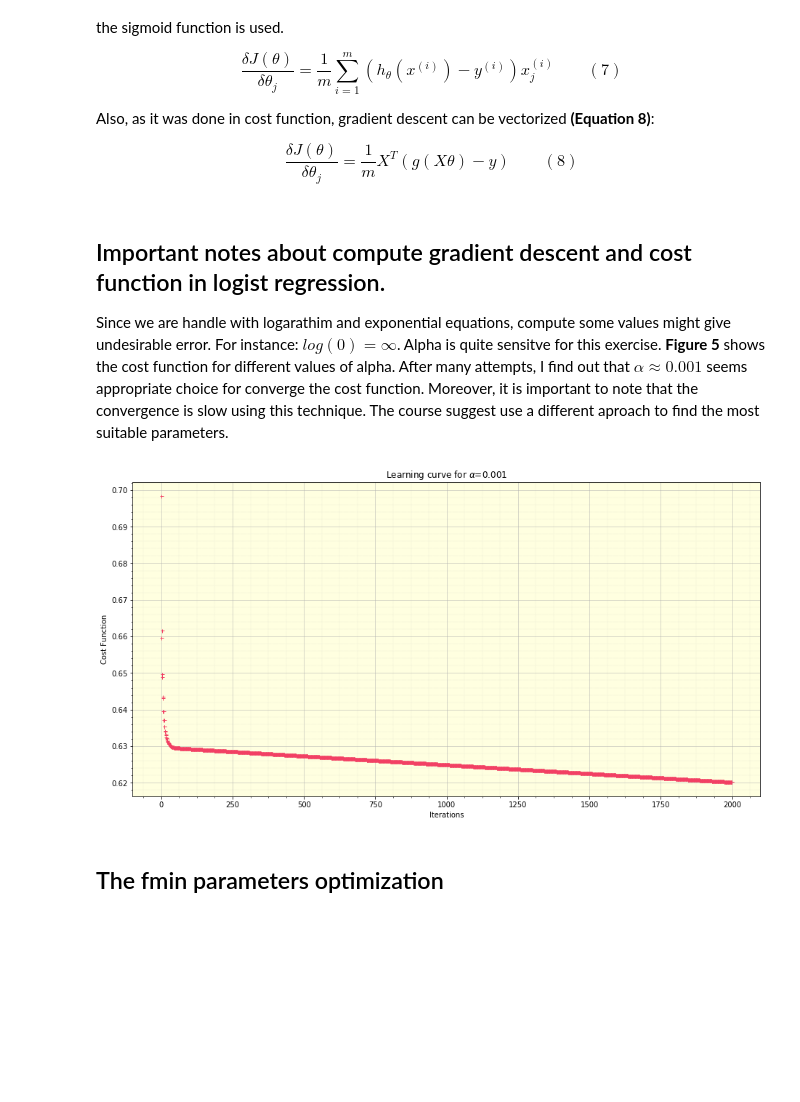
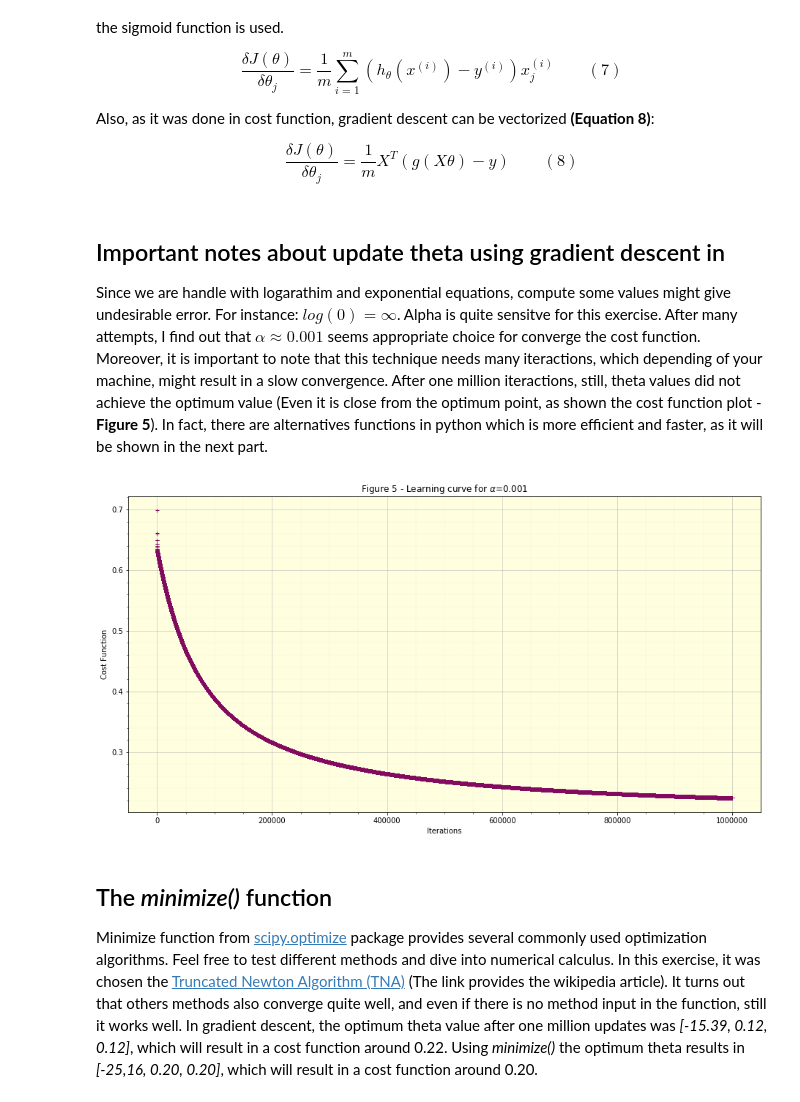
Before and after one commit to gsoumoreira/LogisticRegression_Python, a Jupyter notebook: LogisticRegression.ipynb, the cells around one changed output. Cells and saved outputs as stored; diff of their text form; code cells hidden in the pictures; blank space fills up the shorter version.

```diff
--- a/LogisticRegression.ipynb
+++ b/LogisticRegression.ipynb
@@ -157,70 +158,58 @@ Also, as it was done in cost function, gradient descent can be vectorized **(Equ
 
 $$ \frac{\delta J(\theta)}{\delta\theta_{j}} = \frac{1}{m} X^T(g(X\theta)-y)\quad\quad (8)$$
 # %%
-def gradientDescentReg(x, y, theta, alpha, num_iters):
-
-   # Resetting the columns header for x and y (For Pandas operation)
-    num_of_feat = len(x.columns)
-    x.columns,  y.columns = list(range(num_of_feat)), [0]
+def gradientDescent(x, y, theta, alpha, num_iters):
 
     # Jhist variable creation
-    Jhist = pd.DataFrame(list(range(num_iters)))
+    Jhist = np.zeros([num_iters,1])
 
     # thetahist variable creation
-    thetahist = pd.DataFrame(np.zeros([num_iters,num_of_feat]))
+    thetahist = np.zeros([num_iters,x.shape[1]])
 
     # Gradiante descent for iterations
     for i in range(num_iters):
 
-        theta.columns = [0]
-
-        # Compute the gradient descent
+        # Compute the gradient descent(.T = transpose and .dot = matrix multiplication)
         theta =  theta - ((alpha/len(y)) * x.T.dot(sigmoid(x.dot(theta))-y))
 
-        # Setting column header = current line loop (Pandas operation bellow)
-        theta.columns = [i]
-
         # Compute the theta history
-        thetahist.loc[i:i,0:(num_of_feat-1)] = theta.T
-
-        # Returning to original column header
-        theta.columns = [0]
+        thetahist[i] = theta.T
 
         # Cost function History
-        Jhist.iloc[i,0] = float(computeCostReg(x,y,theta))
+        Jhist[i] = computeCost(theta,x,y)
 
     return [theta,Jhist,thetahist]
 # %% [markdown]
-## Important notes about compute gradient descent and cost function in logist regression.
+## Important notes about update theta using gradient descent in
 
-Since we are handle with logarathim and exponential equations, compute some values might give undesirable error. For instance: $log (0) = \infty$. Alpha is quite sensitve for this exercise. **Figure 5** shows the cost function for different values of alpha. After many attempts, I find out that $\alpha\approx 0.001$ seems appropriate choice for converge the cost function. Moreover, it is important to note that the convergence is slow using this technique. The course suggest use a different aproach to find the most suitable parameters.
+Since we are handle with logarathim and exponential equations, compute some values might give undesirable error. For instance: $log (0) = \infty$. Alpha is quite sensitve for this exercise. After many attempts, I find out that $\alpha\approx 0.001$ seems appropriate choice for converge the cost function. Moreover, it is important to note that this technique needs many iteractions, which depending of your machine, might result in a slow convergence. After one million iteractions, still, theta values did not achieve the optimum value (Even it is close from the optimum point, as shown the cost function plot - **Figure 5**). In fact, there are alternatives functions in python which is more efficient and faster, as it will be shown in the next part.
 # %%
-# Initialize fitting parameters
-
-# Selecting x and y fir
+# Selecting x and y correlation features
 y = data[["Result"]]
 x = data[["Exam_1","Exam_2"]]
 
 # Inserting the first column X0 with the ones
-x.insert(loc=0, column='X0', value=np.ones(m))
+x.insert(loc=0, column='X0', value=np.ones(len(y)))
 
-# Number of features in x
-num_of_feat = len(x.columns)
+# .values = get the numpy array from DataFrame
+x_val,y_val = x.values, y.values
 
-# Initialize fitting parameters
-theta = pd.DataFrame(np.zeros([num_of_feat,1]))
+# Initial guess for theta parameter
+theta = np.zeros([x_val.shape[1],1])
 
 # Variables for gradient descent (alpha = learning rate)
-num_iters, alpha = 2000, 0.001
+num_iters, alpha = 1000000, 0.001
 # %%
 # List witn the number of iterations
 iterations = list(range(num_iters))
-[theta,Jhist,thetahist] = gradientDescentReg(x, y, theta, alpha, num_iters)
+[besthip0,Jhist,thetahist] = gradientDescent(x_val, y_val, theta, alpha, num_iters)
 Leacur_plot = pl.plot2D(iterations,Jhist)
-Leacur_plot.set_title(r'Learning curve for $\alpha$={0}'.format(alpha))
+Leacur_plot.set_title(r'Figure 5 - Learning curve for $\alpha$={0}'.format(alpha))
 Leacur_plot.set_xlabel('Iterations')
 Leacur_plot.set_ylabel('Cost Function');
 # %% [output]
-[figure, old version]
+[figure, new version]
-# %% [markdown]
-## The fmin parameters optimization
+# %% [markdown]
+## The *minimize()*  function
+
+Minimize function from [scipy.optimize](https://docs.scipy.org/doc/scipy/reference/generated/scipy.optimize.minimize.html#scipy.optimize.minimize) package provides several commonly used optimization algorithms. Feel free to test different methods and dive into numerical calculus. In this exercise, it was chosen the [Truncated Newton Algorithm (TNA)](https://en.wikipedia.org/wiki/Truncated_Newton_method) (The link provides the wikipedia article). It turns out that others methods also converge quite well, and even if there is no method input in the function, still it works well. In gradient descent, the optimum theta value after one million updates was _[-15.39, 0.12, 0.12]_, which will result in a cost function around 0.22. Using _minimize()_ the optimum theta results in _[-25,16, 0.20, 0.20]_, which will result in a cost function around 0.20.
```
Also changed, not shown: parts of 19 cells of this notebook, 1 other file.
